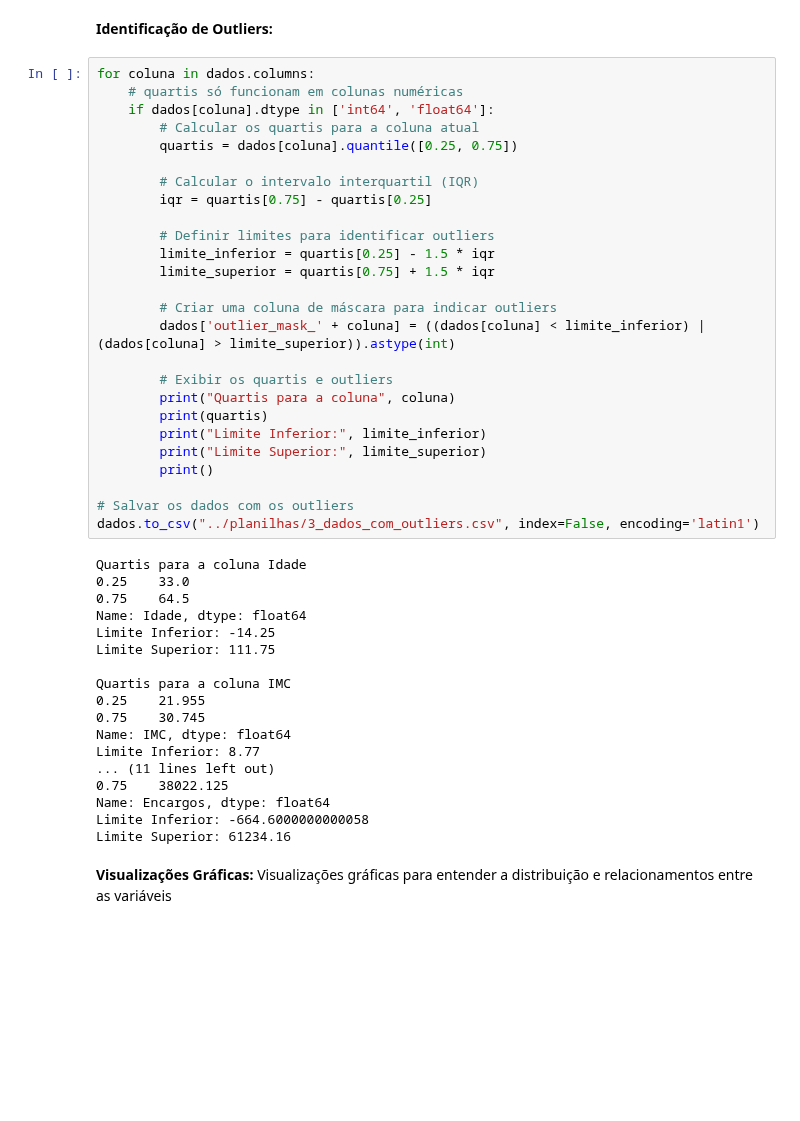
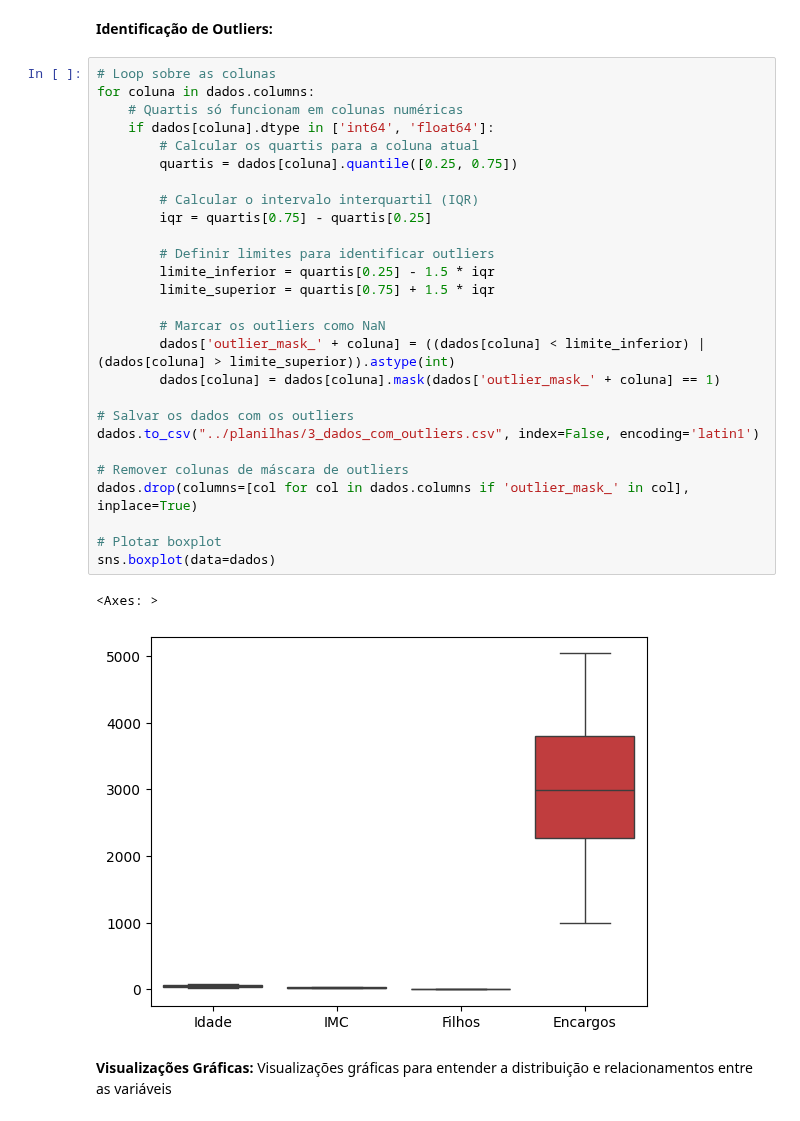
Before and after one commit to feliparus/Tech-Challenge, a Jupyter notebook: notebooks/EDA.ipynb, the cells around one changed output. Cells and saved outputs as stored; diff of their text form; blank space fills up the shorter version.

```diff
--- a/notebooks/EDA.ipynb
+++ b/notebooks/EDA.ipynb
@@ -202,49 +201,35 @@ sns.heatmap(data=correlation_matrix, annot=True, linewidths=.5, ax=ax, cmap="coo
 # %% [markdown]
 **Identificação de Outliers:**
-# %%
-for coluna in dados.columns:
-    # quartis só funcionam em colunas numéricas
-    if dados[coluna].dtype in ['int64', 'float64']:
-        # Calcular os quartis para a coluna atual
-        quartis = dados[coluna].quantile([0.25, 0.75])
-
-        # Calcular o intervalo interquartil (IQR)
-        iqr = quartis[0.75] - quartis[0.25]
-
-        # Definir limites para identificar outliers
-        limite_inferior = quartis[0.25] - 1.5 * iqr
-        limite_superior = quartis[0.75] + 1.5 * iqr
-
-        # Criar uma coluna de máscara para indicar outliers
-        dados['outlier_mask_' + coluna] = ((dados[coluna] < limite_inferior) | (dados[coluna] > limite_superior)).astype(int)
-
-        # Exibir os quartis e outliers
-        print("Quartis para a coluna", coluna)
-        print(quartis)
-        print("Limite Inferior:", limite_inferior)
-        print("Limite Superior:", limite_superior)
-        print()
-
-# Salvar os dados com os outliers
-dados.to_csv("../planilhas/3_dados_com_outliers.csv", index=False, encoding='latin1')
-# %% [output]
-Quartis para a coluna Idade
-0.25    33.0
-0.75    64.5
-Name: Idade, dtype: float64
-Limite Inferior: -14.25
-Limite Superior: 111.75
-
-Quartis para a coluna IMC
-0.25    21.955
-0.75    30.745
-Name: IMC, dtype: float64
-Limite Inferior: 8.77
-... (11 lines left out)
-0.75    38022.125
-Name: Encargos, dtype: float64
-Limite Inferior: -664.6000000000058
-Limite Superior: 61234.16
+# %%
+# Loop sobre as colunas
+for coluna in dados.columns:
+    # Quartis só funcionam em colunas numéricas
+    if dados[coluna].dtype in ['int64', 'float64']:
+        # Calcular os quartis para a coluna atual
+        quartis = dados[coluna].quantile([0.25, 0.75])
+
+        # Calcular o intervalo interquartil (IQR)
+        iqr = quartis[0.75] - quartis[0.25]
+
+        # Definir limites para identificar outliers
+        limite_inferior = quartis[0.25] - 1.5 * iqr
+        limite_superior = quartis[0.75] + 1.5 * iqr
+
+        # Marcar os outliers como NaN
+        dados['outlier_mask_' + coluna] = ((dados[coluna] < limite_inferior) | (dados[coluna] > limite_superior)).astype(int)
+        dados[coluna] = dados[coluna].mask(dados['outlier_mask_' + coluna] == 1)
+
+# Salvar os dados com os outliers
+dados.to_csv("../planilhas/3_dados_com_outliers.csv", index=False, encoding='latin1')
+
+# Remover colunas de máscara de outliers
+dados.drop(columns=[col for col in dados.columns if 'outlier_mask_' in col], inplace=True)
+
+# Plotar boxplot
+sns.boxplot(data=dados)
+# %% [output]
+<Axes: >
+[figure, added]
 # %% [markdown]
 **Visualizações Gráficas:** Visualizações gráficas para entender a distribuição e relacionamentos entre as variáveis
 # %%
```
Also changed, not shown: parts of 7 cells of this notebook, 5 other files.
